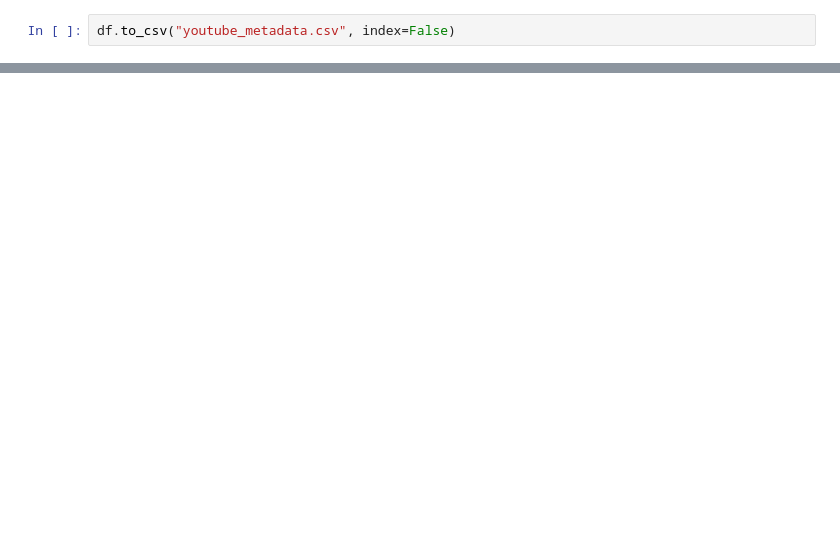
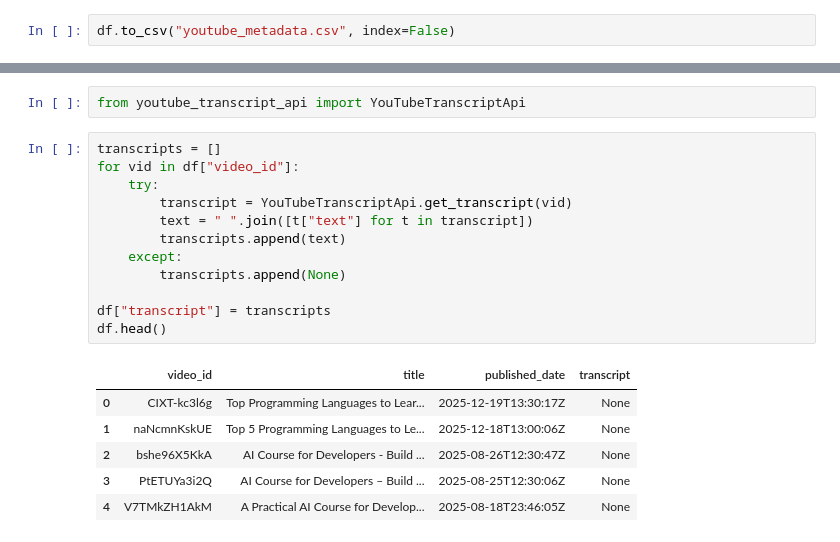
Before and after one commit to Joshika-Mentor/AI-Query-Tube, a Jupyter notebook: week1.ipynb, the cells around one changed output, grey strips where cells are left out. Saved outputs shown, nothing was run; the diff lists cells and outputs as text; blank space fills up the shorter version.

```diff
--- a/week1.ipynb
+++ b/week1.ipynb
@@ -53,0 +68,21 @@ df.to_csv("youtube_metadata.csv", index=False)
+# %%
+from youtube_transcript_api import YouTubeTranscriptApi
+# %%
+transcripts = []
+for vid in df["video_id"]:
+    try:
+        transcript = YouTubeTranscriptApi.get_transcript(vid)
+        text = " ".join([t["text"] for t in transcript])
+        transcripts.append(text)
+    except:
+        transcripts.append(None)
+
+df["transcript"] = transcripts
+df.head()
+# %% [output]
+|  | video_id | title | published_date | transcript |
+| 0 | CIXT-kc3l6g | Top Programming Languages to Lear... | 2025-12-19T13:30:17Z | None |
+| 1 | naNcmnKskUE | Top 5 Programming Languages to Le... | 2025-12-18T13:00:06Z | None |
+| 2 | bshe96X5KkA | AI Course for Developers - Build ... | 2025-08-26T12:30:47Z | None |
+| 3 | PtETUYa3i2Q | AI Course for Developers – Build ... | 2025-08-25T12:30:06Z | None |
+| 4 | V7TMkZH1AkM | A Practical AI Course for Develop... | 2025-08-18T23:46:05Z | None |
```
Also changed, not shown: parts of 14 cells of this notebook.
